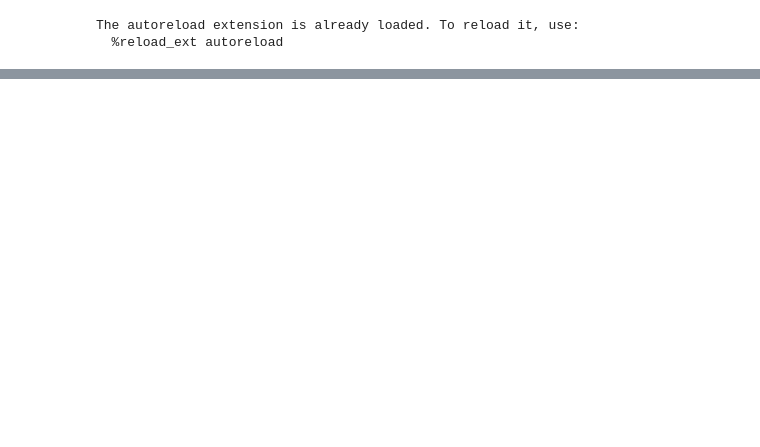
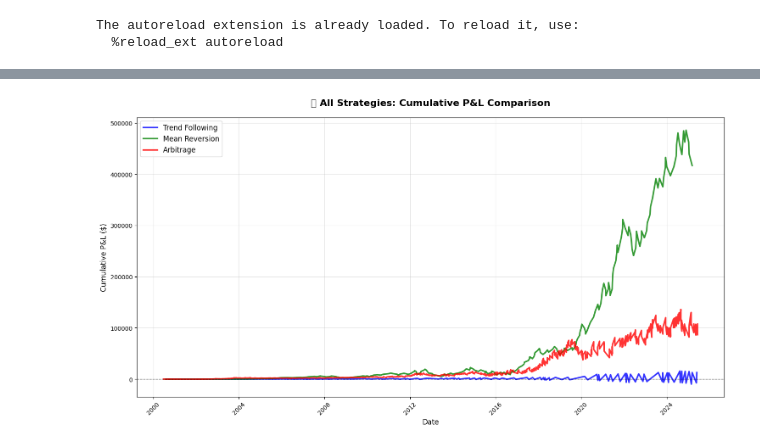
Before and after one commit to elliottgordon/finm-25000-p2-repository, a Jupyter notebook: Homework #5/simulation.ipynb, the cells around one changed output, grey strips where cells are left out. Drawn from its saved outputs; the diff is of its cells as text; code cells hidden in the pictures; blank space fills up the shorter version.

```diff
--- a/Homework #5/simulation.ipynb
+++ b/Homework #5/simulation.ipynb
@@ -15,7 +25,7 @@ import pandas as pd
 
 loader = MarketDataLoader(interval="1d", period="1mo")
 oms = OrderManagementSystem()
-tracker = PositionTracker()
+tracker = PositionTracker(starting_cash=100000)  # 💰 All strategies start with $100,000
 book = LimitOrderBook("AAPL")
 # %% [output]
 The autoreload extension is already loaded. To reload it, use:
@@ -124,0 +392,71 @@ Total PnL: $12,646.06
+# %%
+# Combined equity curves comparison
+plt.figure(figsize=(15, 8))
+
+# Get blotters for each strategy using the correct tracker variables
+tf_blotter = tf_tracker.get_blotter()
+mr_blotter = mr_tracker.get_blotter()
+arb_blotter = arb_tracker.get_blotter()
+
+# Plot trend following
+if not tf_blotter.empty:
+    tf_blotter["cum_pnl"] = tf_blotter["cash_flow"].cumsum()
+    plt.plot(tf_blotter["timestamp"], tf_blotter["cum_pnl"],
+             label="Trend Following", linewidth=2.5, color='blue', alpha=0.8)
+
+# Plot mean reversion
+if not mr_blotter.empty:
+    mr_blotter["cum_pnl"] = mr_blotter["cash_flow"].cumsum()
+    plt.plot(mr_blotter["timestamp"], mr_blotter["cum_pnl"],
+             label="Mean Reversion", linewidth=2.5, color='green', alpha=0.8)
+
+# Plot arbitrage
+if not arb_blotter.empty:
+    arb_blotter["cum_pnl"] = arb_blotter["cash_flow"].cumsum()
+    plt.plot(arb_blotter["timestamp"], arb_blotter["cum_pnl"],
+             label="Arbitrage", linewidth=2.5, color='red', alpha=0.8)
+
+plt.title("📈 All Strategies: Cumulative P&L Comparison", fontsize=16, fontweight='bold', pad=20)
+plt.xlabel("Date", fontsize=12)
+plt.ylabel("Cumulative P&L ($)", fontsize=12)
+plt.legend(fontsize=12, loc='upper left')
+plt.grid(True, alpha=0.3)
+plt.xticks(rotation=45)
+
+# Add zero line for reference
+plt.axhline(y=0, color='black', linestyle='--', alpha=0.5, linewidth=1)
+
+plt.tight_layout()
+plt.show()
+
+# Print detailed summary statistics
+print("\n📈 DETAILED STRATEGY SUMMARY")
+print("=" * 70)
+for name, blotter, tracker in [
+    ("Trend Following", tf_blotter, tf_tracker),
+    ("Mean Reversion", mr_blotter, mr_tracker),
+    ("Arbitrage", arb_blotter, arb_tracker)
+]:
+    if not blotter.empty:
+        final_pnl = blotter["cum_pnl"].iloc[-1]
+        max_pnl = blotter["cum_pnl"].max()
+        min_pnl = blotter["cum_pnl"].min()
+        max_dd = max_pnl - blotter["cum_pnl"].min()
+
+        print(f"\n🎯 {name}:")
+        print(f"  Final P&L: ${final_pnl:,.2f}")
+        print(f"  Max P&L: ${max_pnl:,.2f}")
+        print(f"  Min P&L: ${min_pnl:,.2f}")
+        print(f"  Max Drawdown: ${max_dd:,.2f}")
+        print(f"  Number of trades: {len(blotter)}")
+
+        # Get position summary
+        summary = tracker.get_pnl_summary()
+        print(f"  Current cash: ${summary['current_cash']:,.2f}")
+        print(f"  Current positions: {summary['positions']}")
+    else:
+        print(f"\n❌ {name}: No trades executed")
+
+print("\n" + "=" * 70)
+# %% [output]
+[figure, added]
```
Also changed, not shown: parts of 20 cells of this notebook, 4 other files.
